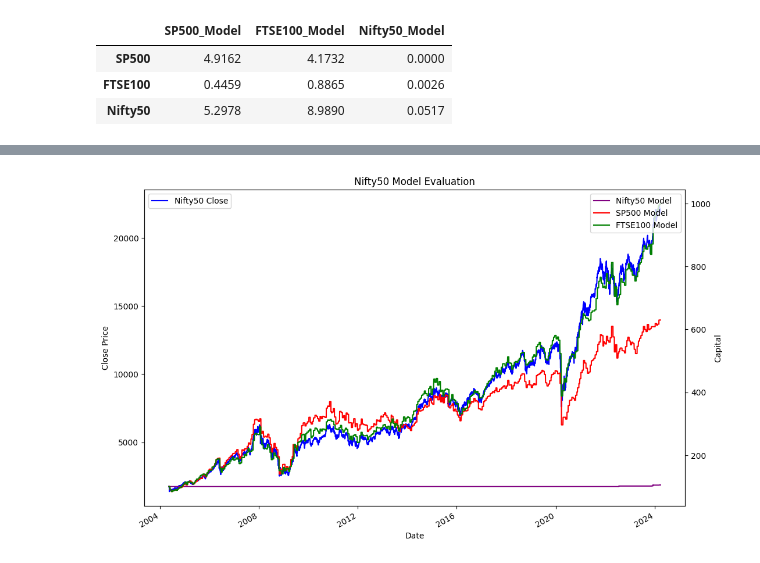
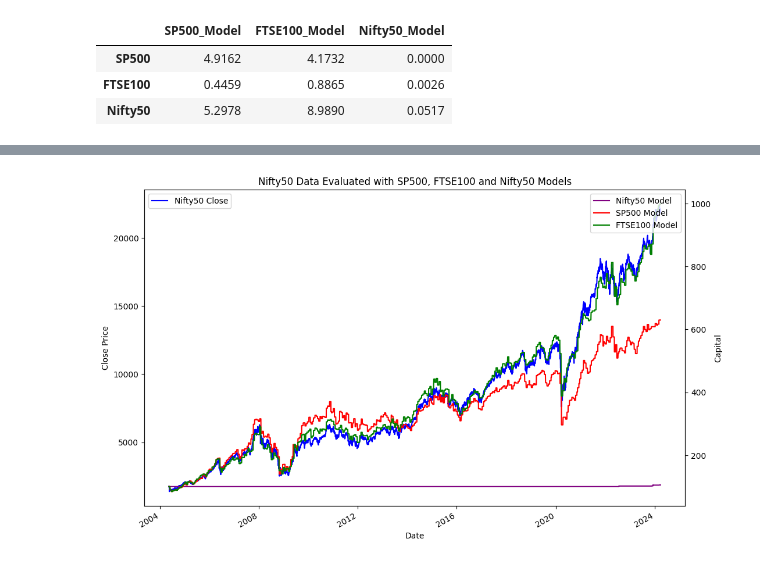
Before and after one commit to PhilipNJ/MScDissertationCode, a Jupyter notebook: Comparison.ipynb, the cells around one changed output, grey strips where cells are left out. Saved outputs shown, nothing was run; the diff lists cells and outputs as text; code cells hidden in the pictures.

```diff
--- a/Comparison.ipynb
+++ b/Comparison.ipynb
@@ -352,16 +372,16 @@ plt.show()
 # %%
 fig, ax = plt.subplots(figsize=(12, 8))
 ax2 = ax.twinx()
 evaluation_nifty['Close'].plot(ax=ax, color='blue', label='Nifty50 Close')
 evaluation_nifty['Nifty50'].plot(ax=ax2, color='purple', label='Nifty50 Model')
 evaluation_nifty['SP500'].plot(ax=ax2, color='red', label='SP500 Model')
 evaluation_nifty['FTSE100'].plot(ax=ax2, color='green', label='FTSE100 Model')
 ax.set_ylabel('Close Price')
 ax2.set_ylabel('Capital')
 ax.set_xlabel('Date')
-ax.set_title('Nifty50 Model Evaluation')
+ax.set_title('Nifty50 Data Evaluated with SP500, FTSE100 and Nifty50 Models')
 ax.legend(loc='upper left')
 ax2.legend(loc='upper right')
 plt.show()
 # %% [output]
-[figure, old version]
+[figure, new version]
```
Also changed, not shown: parts of 5 cells of this notebook, 6 other files.
